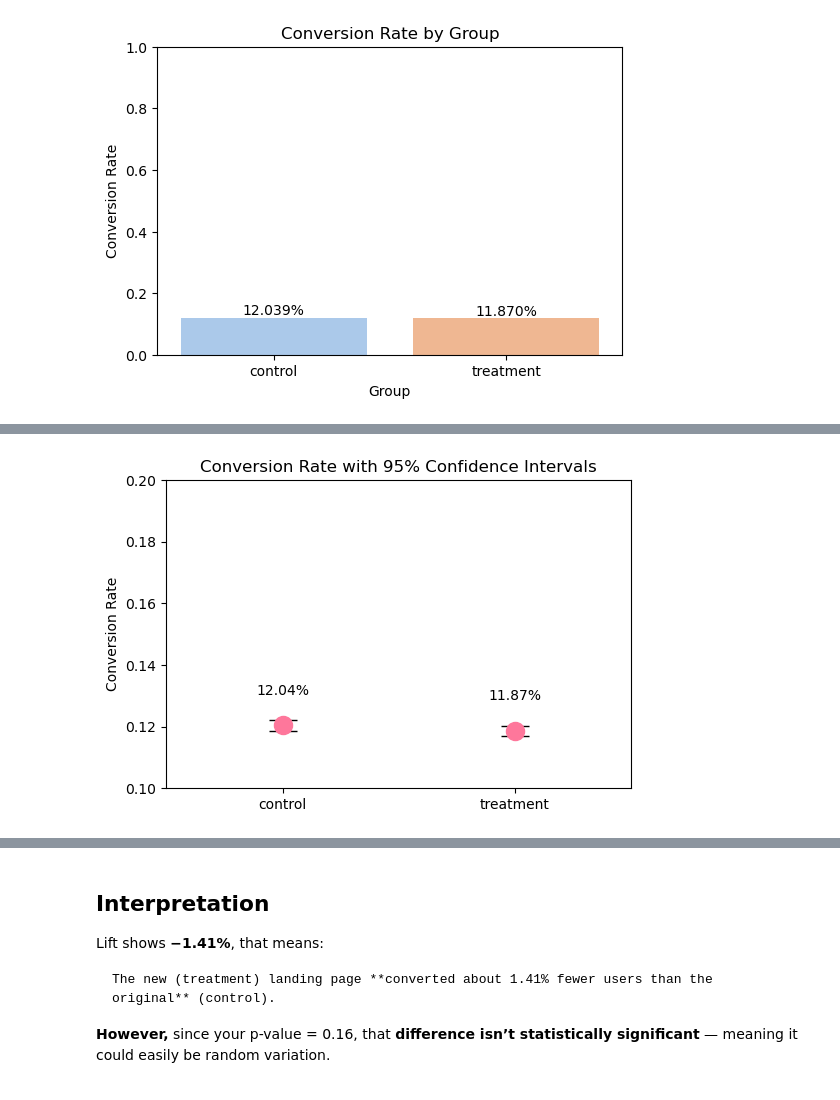
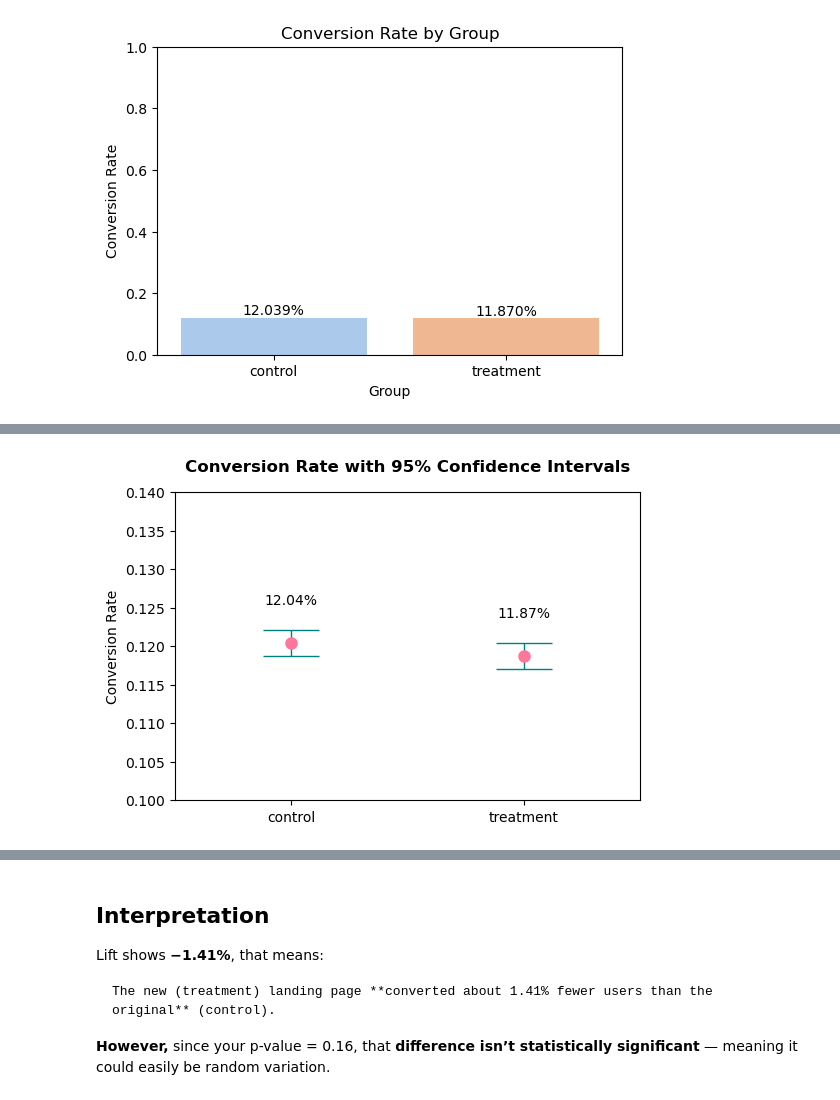
Before and after one commit to SuslovAnton/bank-landing-ab-test, a Jupyter notebook: notebooks/1_load_and_overview.ipynb, the cells around one changed output, grey strips where cells are left out. Saved outputs shown, nothing was run; the diff lists cells and outputs as text; code cells hidden in the pictures.

```diff
--- a/notebooks/1_load_and_overview.ipynb
+++ b/notebooks/1_load_and_overview.ipynb
@@ -282,28 +281,28 @@ We’ll calculate and visualize 95% confidence intervals for each group’s conv
 # %%
 import scipy.stats as st
 import matplotlib.pyplot as plt
 
 # Compute conversion rates and confidence intervals
 summary = df.groupby('group')['converted'].agg(['mean', 'count'])
 summary['std_err'] = np.sqrt(summary['mean'] * (1 - summary['mean']) / summary['count'])
 summary['ci_low'], summary['ci_high'] = st.norm.interval(
     0.95, loc=summary['mean'], scale=summary['std_err']
 )
 
 # Plot
 plt.figure(figsize=(6,4))
 plt.errorbar(summary.index, summary['mean'],
              yerr=summary['mean'] - summary['ci_low'],
-             fmt='o', color="#fe779b", ecolor="#000000",
-             elinewidth=3, capsize=10, markersize=13)
-plt.title('Conversion Rate with 95% Confidence Intervals')
+             fmt='o', color="#fe779b", ecolor="#008080",
+             elinewidth=1, capsize=20, markersize=8)
+plt.title('Conversion Rate with 95% Confidence Intervals', fontsize=12, weight='bold', pad=15)
 plt.ylabel('Conversion Rate')
-plt.ylim(0.10, 0.20)
+plt.ylim(0.10, 0.14)
 
 plt.xlim(-0.5, len(summary.index) - 0.5)
 
 for i, val in enumerate(summary['mean']):
-    plt.text(i, val + 0.01, f"{val:.2%}", ha='center')
+    plt.text(i, val + 0.005, f"{val:.2%}", ha='center')
 plt.show()
 # %% [output]
-[figure, old version]
+[figure, new version]
```
Also changed, not shown: parts of 5 cells of this notebook, 5 other files.
